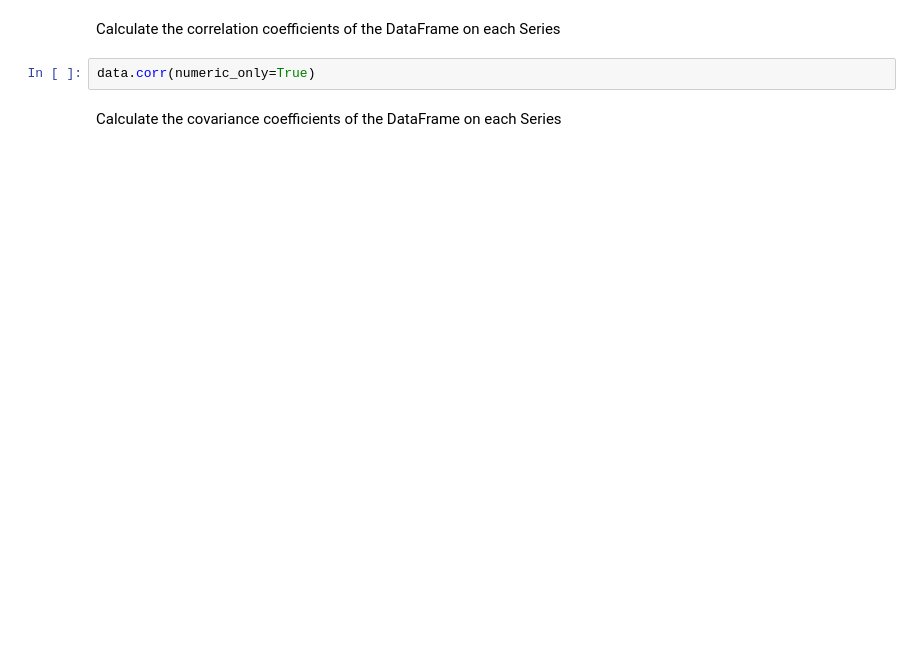
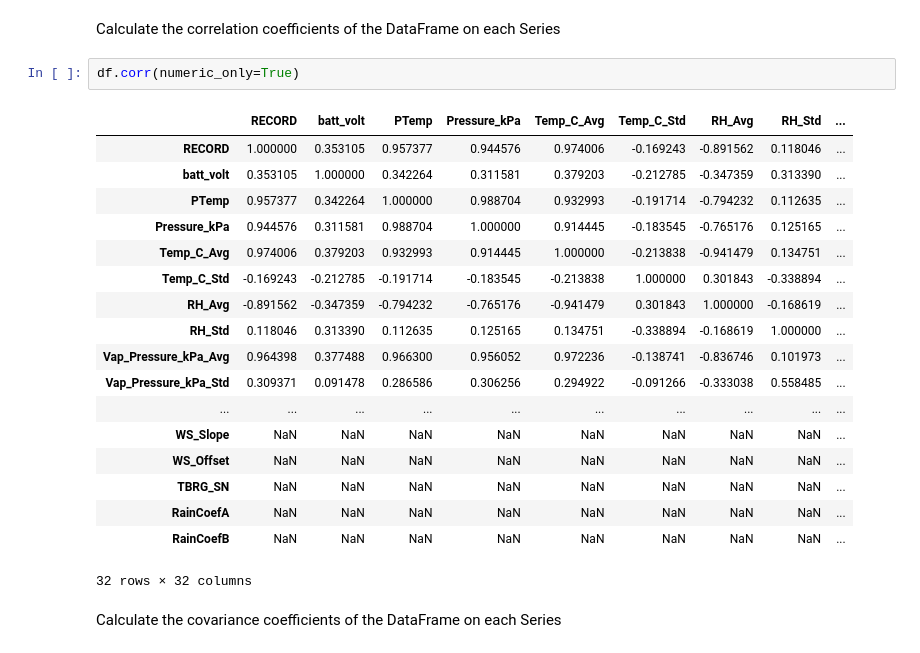
Before and after one commit to kenkehoe/AtmosphericPythonCourse, a Jupyter notebook: scientific_libraries/Scientific_Libraries_Pandas.ipynb, the cells around one changed output. Drawn from its saved outputs; the diff is of its cells as text; blank space fills up the shorter version.

```diff
--- a/scientific_libraries/Scientific_Libraries_Pandas.ipynb
+++ b/scientific_libraries/Scientific_Libraries_Pandas.ipynb
@@ -75,7 +161,26 @@ data.describe()
 # %% [markdown]
 Calculate the correlation coefficients of the DataFrame on each Series
 # %%
-data.corr(numeric_only=True)
+df.corr(numeric_only=True)
+# %% [output]
+|  | RECORD | batt_volt | PTemp | Pressure_kPa | Temp_C_Avg | Temp_C_Std | RH_Avg | RH_Std | ... |
+| RECORD | 1.000000 | 0.353105 | 0.957377 | 0.944576 | 0.974006 | -0.169243 | -0.891562 | 0.118046 | ... |
+| batt_volt | 0.353105 | 1.000000 | 0.342264 | 0.311581 | 0.379203 | -0.212785 | -0.347359 | 0.313390 | ... |
+| PTemp | 0.957377 | 0.342264 | 1.000000 | 0.988704 | 0.932993 | -0.191714 | -0.794232 | 0.112635 | ... |
+| Pressure_kPa | 0.944576 | 0.311581 | 0.988704 | 1.000000 | 0.914445 | -0.183545 | -0.765176 | 0.125165 | ... |
+| Temp_C_Avg | 0.974006 | 0.379203 | 0.932993 | 0.914445 | 1.000000 | -0.213838 | -0.941479 | 0.134751 | ... |
+| Temp_C_Std | -0.169243 | -0.212785 | -0.191714 | -0.183545 | -0.213838 | 1.000000 | 0.301843 | -0.338894 | ... |
+| RH_Avg | -0.891562 | -0.347359 | -0.794232 | -0.765176 | -0.941479 | 0.301843 | 1.000000 | -0.168619 | ... |
+| RH_Std | 0.118046 | 0.313390 | 0.112635 | 0.125165 | 0.134751 | -0.338894 | -0.168619 | 1.000000 | ... |
+| Vap_Pressure_kPa_Avg | 0.964398 | 0.377488 | 0.966300 | 0.956052 | 0.972236 | -0.138741 | -0.836746 | 0.101973 | ... |
+| Vap_Pressure_kPa_Std | 0.309371 | 0.091478 | 0.286586 | 0.306256 | 0.294922 | -0.091266 | -0.333038 | 0.558485 | ... |
+| ... | ... | ... | ... | ... | ... | ... | ... | ... | ... |
+| WS_Slope | NaN | NaN | NaN | NaN | NaN | NaN | NaN | NaN | ... |
+| WS_Offset | NaN | NaN | NaN | NaN | NaN | NaN | NaN | NaN | ... |
+| TBRG_SN | NaN | NaN | NaN | NaN | NaN | NaN | NaN | NaN | ... |
+| RainCoefA | NaN | NaN | NaN | NaN | NaN | NaN | NaN | NaN | ... |
+| RainCoefB | NaN | NaN | NaN | NaN | NaN | NaN | NaN | NaN | ... |
+32 rows × 32 columns
 # %% [markdown]
 Calculate the covariance coefficients of the DataFrame on each Series
 # %%
```
Also changed, not shown: parts of 24 cells of this notebook, 4 other files.
